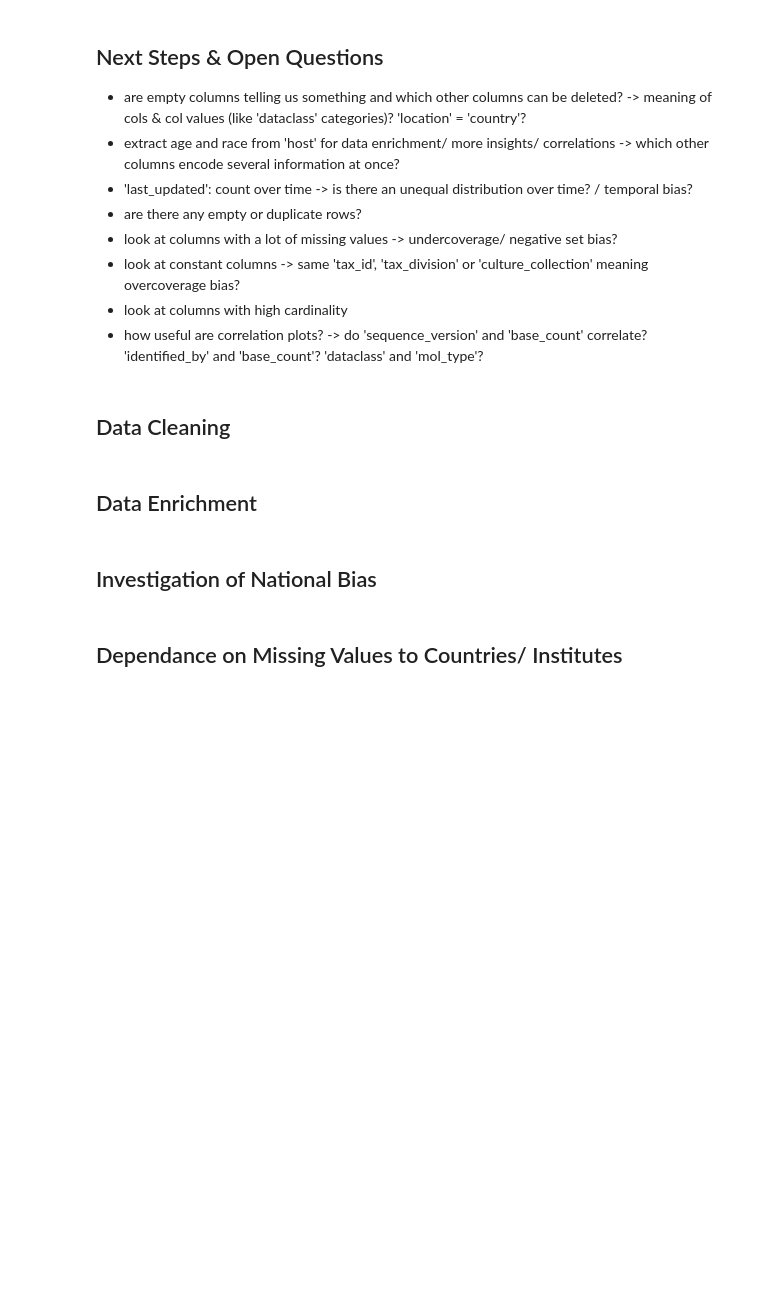
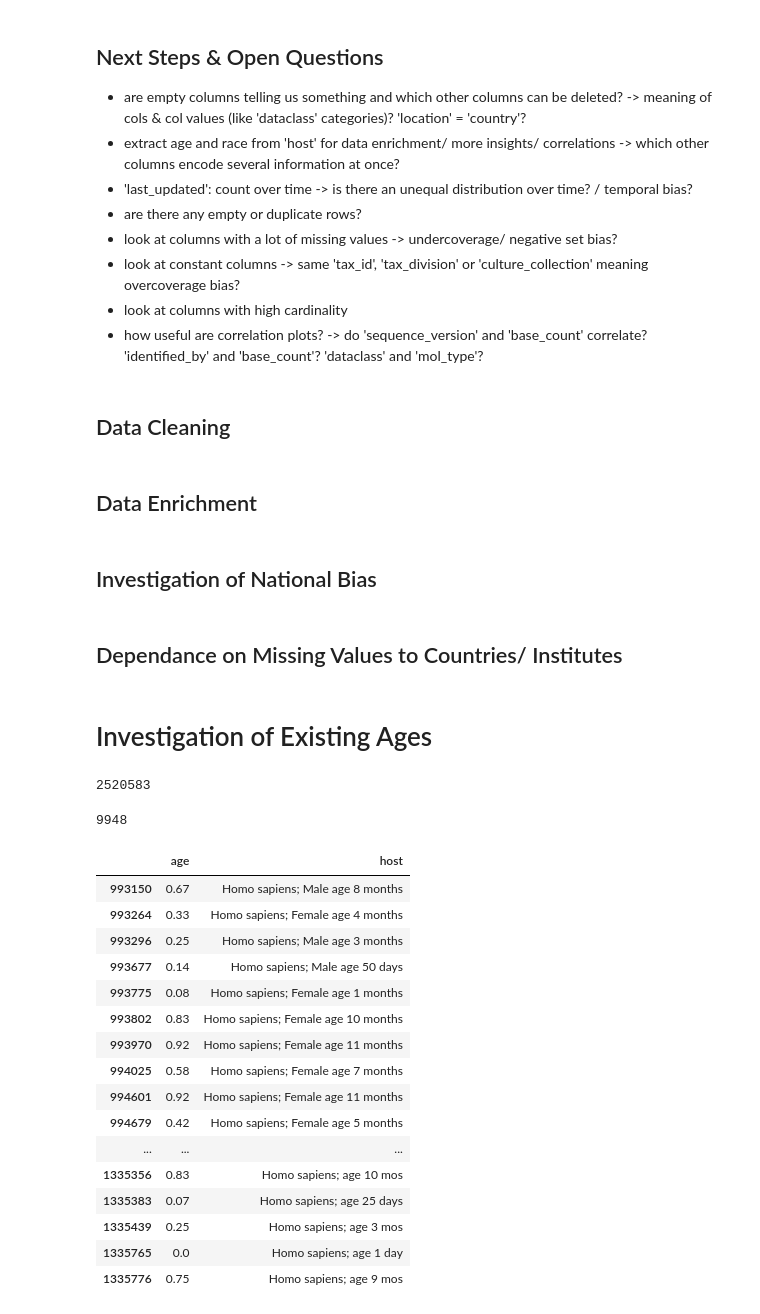
Before and after one commit to ninaihde/sampling-bias-cov19, a Jupyter notebook: src/analyze_EBI_metadata.ipynb, the cells around one changed output. Drawn from its saved outputs; the diff is of its cells as text; code cells hidden in the pictures; blank space fills up the shorter version.

```diff
--- a/src/analyze_EBI_metadata.ipynb
+++ b/src/analyze_EBI_metadata.ipynb
@@ -131,21 +131,3 @@ df_unknown_gender = df[df['gender'] == 'unknown']
 
 pd.set_option("display.max_rows", None)
 df_unknown_gender['host'].value_counts()
-# %%
-# TODO: Add age column
-def get_age(host_value):
-    if 'age' in host_value.lower():
-        if host_value[host_value.lower().find('age') + 3] == ' ':
-            return host_value[(host_value.lower().find('age') + 4) : (host_value.lower().find('age') + 6)]
-        if host_value[host_value.lower().find('age') + 3] == ':':
-                if host_value[host_value.lower().find('age') + 4] == ' ':
-                    return host_value[(host_value.lower().find('age') + 5) : (host_value.lower().find('age') + 7)]
-                else:
-                    return host_value[(host_value.lower().find('age') + 4) : (host_value.lower().find('age') + 6)]
-        else:
-            return host_value[(host_value.lower().find('age') + 3) : (host_value.lower().find('age') + 5)]
-    if 'year old' in host_value.lower():
-        return host_value[(host_value.lower().find('year old') - 3) : (host_value.lower().find('year old') - 1)]
-
-df['age'] = df.apply(lambda row: get_age(str(row['host'])), axis=1)
-df['age'].value_counts()
@@ -309,0 +286,23 @@ df['collected_by'].value_counts() # 385 unique entries -> cannot create above pl
+# %% [markdown]
+# Investigation of Existing Ages
+# %%
+import pandas as pd
+
+df = pd.read_csv('../data/metadata_EBI_cleaned_and_enriched.csv',
+                 dtype={'collected_by': object,
+                        'collection_date': object,
+                        'culture_collection': object,
+                        'identified_by': object,
+                        'isolate': object,
+                        'isolation_source': object,
+                        'keywords': object,
+                        'lab_host': object,
+                        'location': object,
+                        'sample_accession': object,
+                        'strain': object,
+                        'study_accession': object})
+
+original_len = len(df)
+original_len  # 2,520,583
+# %% [output]
+2520583
@@ -309,0 +362,26 @@ df['collected_by'].value_counts() # 385 unique entries -> cannot create above pl
+# %%
+# Count how many samples do not contain (valuable) information about age
+df_with_ages = df[df['age'].notna()]
+len(df_with_ages)  # 9,948
+# %% [output]
+9948
+# %%
+df_with_ages[df_with_ages['host'].str.contains('day|months|mos|MOS')][['age', 'host']]
+# %% [output]
+|  | age | host |
+| 993150 | 0.67 | Homo sapiens; Male age 8 months |
+| 993264 | 0.33 | Homo sapiens; Female age 4 months |
+| 993296 | 0.25 | Homo sapiens; Male age 3 months |
+| 993677 | 0.14 | Homo sapiens; Male age 50 days |
+| 993775 | 0.08 | Homo sapiens; Female age 1 months |
+| 993802 | 0.83 | Homo sapiens; Female age 10 months |
+| 993970 | 0.92 | Homo sapiens; Female age 11 months |
+| 994025 | 0.58 | Homo sapiens; Female age 7 months |
+| 994601 | 0.92 | Homo sapiens; Female age 11 months |
+| 994679 | 0.42 | Homo sapiens; Female age 5 months |
+| ... | ... | ... |
+| 1335356 | 0.83 | Homo sapiens; age 10 mos |
+| 1335383 | 0.07 | Homo sapiens; age 25 days |
+| 1335439 | 0.25 | Homo sapiens; age 3 mos |
+| 1335765 | 0.0 | Homo sapiens; age 1 day |
+| 1335776 | 0.75 | Homo sapiens; age 9 mos |
```
Also changed, not shown: parts of 7 cells of this notebook.
